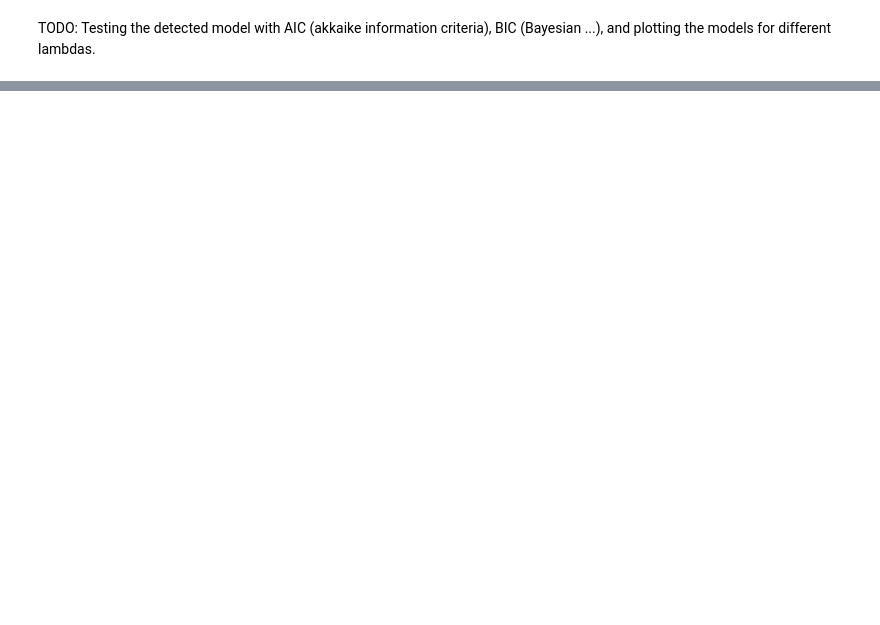
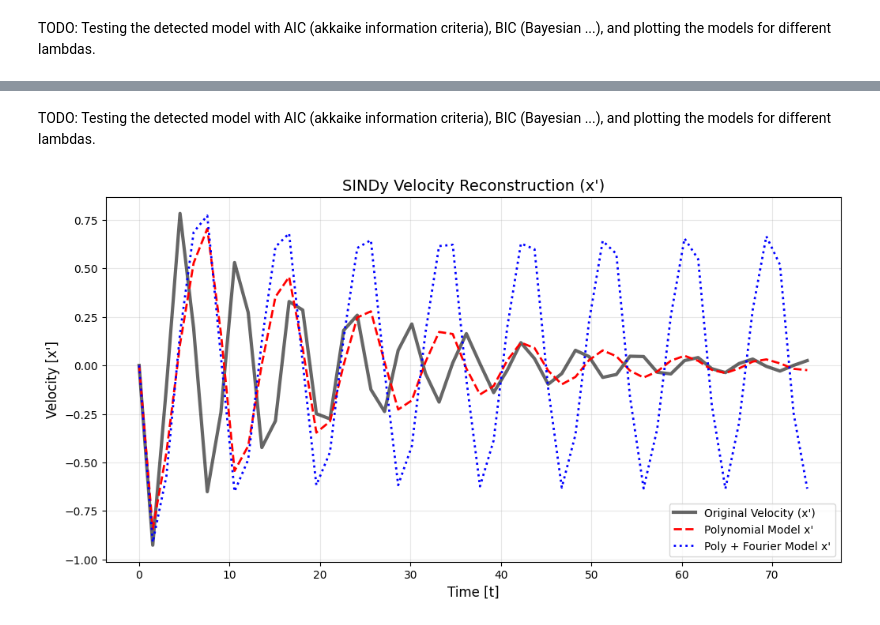
Before and after one commit to luka-lehotski/SINDy-rs, a Jupyter notebook: intro.ipynb, the cells around one changed output, grey strips where cells are left out. Saved outputs shown, nothing was run; the diff lists cells and outputs as text; code cells hidden in the pictures; blank space fills up the shorter version.

```diff
--- a/intro.ipynb
+++ b/intro.ipynb
@@ -97,0 +110,2 @@ TODO: Testing the detected model with AIC (akkaike information criteria), BIC (B
+# %%
+data = np.genfromtxt('/home/luka/Desktop/projekti/sindy_tutorial/archive/reconstruction/train.csv', delimiter=',', skip_header=1)
@@ -97,0 +114,6 @@ TODO: Testing the detected model with AIC (akkaike information criteria), BIC (B
+# %%
+t = data[:, 0]
+X = data[:, 1:3]
+
+#time step
+dt = t[1] - t[0]
@@ -97,0 +122,10 @@ TODO: Testing the detected model with AIC (akkaike information criteria), BIC (B
+# %%
+from pysindy.feature_library import PolynomialLibrary, FourierLibrary
+
+model1 = SINDy(optimizer=STLSQ(threshold=0.01))
+
+# Naming the variables
+model1.fit(X, t=dt, feature_names=["x", "v"])
+
+model1.print()
+print("Model score (R^2):", model1.score(X, t=dt))
@@ -97,0 +145,10 @@ TODO: Testing the detected model with AIC (akkaike information criteria), BIC (B
+# %%
+
+# Joining the Polynomial and Fourier library
+combined_lib = PolynomialLibrary(degree=2) + FourierLibrary(n_frequencies=1)
+
+model2 = SINDy(feature_library=combined_lib,optimizer=STLSQ(threshold=0.1))
+model2.fit(X, t=dt, feature_names=["x", "v"])
+
+model2.print()
+print("Model score (R^2):", model2.score(X, t=dt))
@@ -97,0 +197,21 @@ TODO: Testing the detected model with AIC (akkaike information criteria), BIC (B
+# %% [markdown]
+TODO: Testing the detected model with AIC (akkaike information criteria), BIC (Bayesian ...), and plotting the models for different lambdas.
+# %%
+plt.figure(figsize=(12, 6))
+
+# Originalna Brzina (Target)
+plt.plot(t_test, X[:num_steps, 1], 'k', alpha=0.6, lw=3, label='Original Velocity (x\')')
+# Model 1 brzina
+plt.plot(t_test, x_sim_poly[:, 1], 'r--', lw=2, label='Polynomial Model x\'')
+
+# Model 2 brzina
+plt.plot(t_test, x_sim_combined[:, 1], 'b:', lw=2, label='Poly + Fourier Model x\'')
+
+plt.title("SINDy Velocity Reconstruction (x')", fontsize=14)
+plt.xlabel("Time [t]", fontsize=12)
+plt.ylabel("Velocity [x']", fontsize=12)
+plt.legend(loc='lower right')
+plt.grid(True, alpha=0.3)
+plt.show()
+# %% [output]
+[figure, added]
```
Also changed, not shown: parts of 15 cells of this notebook.
